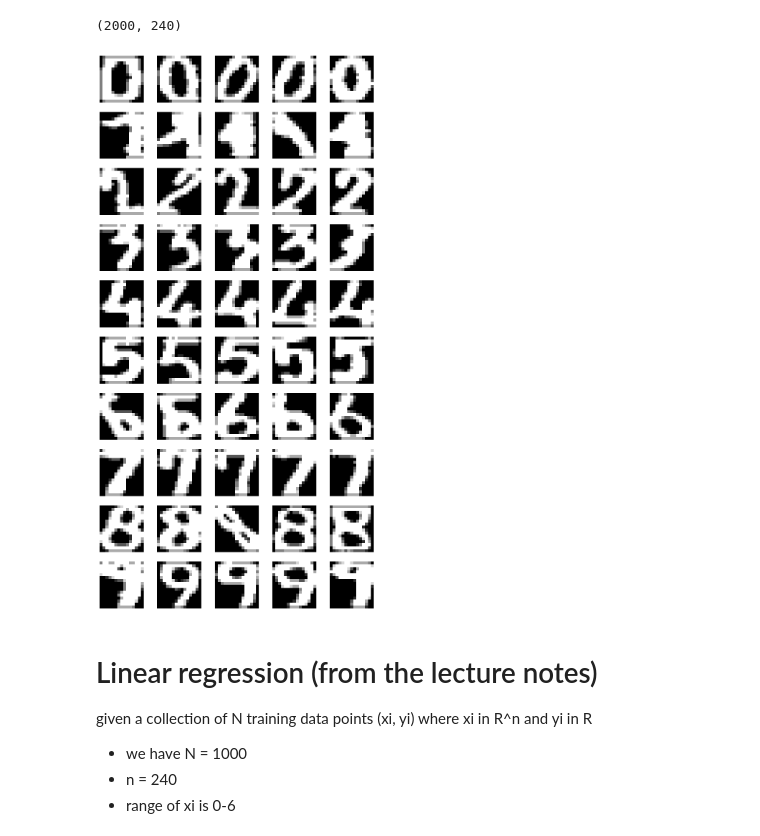
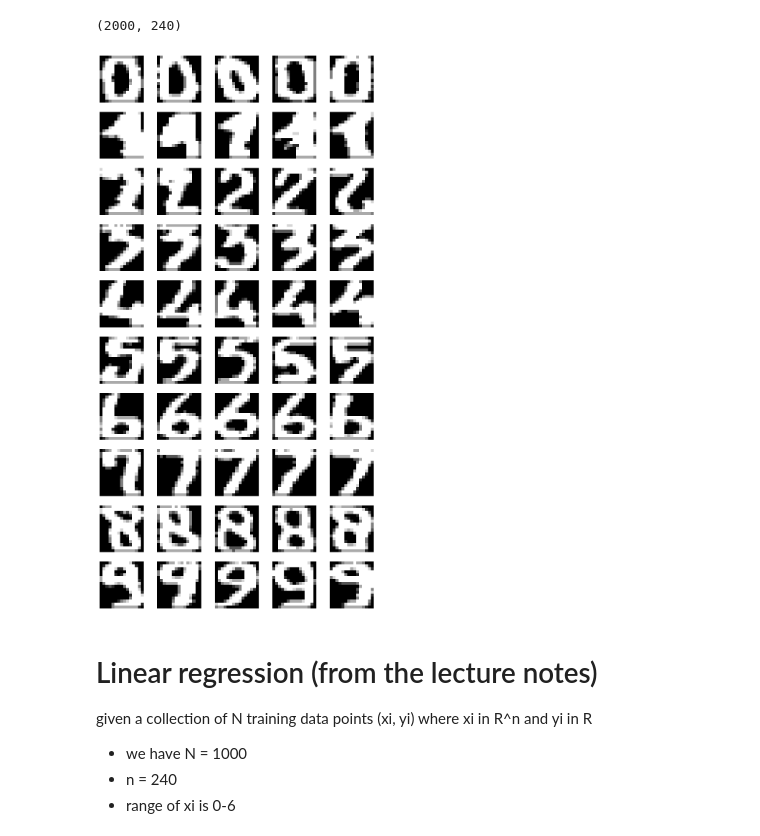
Before and after one commit to RickHuizing/MLProject-Group15-Digits, a Jupyter notebook: data_exploration.ipynb, the cells around one changed output. Drawn from its saved outputs; the diff is of its cells as text; code cells hidden in the pictures.

```diff
--- a/data_exploration.ipynb
+++ b/data_exploration.ipynb
@@ -15,49 +19,16 @@ there are 2000 grayscale images, 200 from each class
 
 first 200 rows are 0, next 200 are 1, etc
 # %%
-raw_data = []
-with open('./ProjectDigits_materials/mfeat-pix.txt', 'r') as f:
-    for line in f:
-        pixels = []
-        for c in line:
-            if c.isdigit():
-                pixels.append(int(c))
-        raw_data.append(pixels)
-raw_data = np.array(raw_data)
+raw_data = ml_utils.load_data()
 # %%
 raw_data.shape
 # %% [output]
 (2000, 240)
-# %%
-def n_image_in_category(data) -> int:
-    return int(data.shape[0] / 10)
-
-
-def sample_images_for_each_digit(data, n_samples=5) -> list:
-    n_images = n_image_in_category(data)
-    sample_images = []
-    for digit in range(10):
-        sample_indices = np.random.choice(n_images, n_samples, replace=False)
-        sample = data[digit * n_images + sample_indices]
-        for img in sample:
-            sample_images.append(img)
-    return sample_images
-
-
-def plot_sample_for_each_digit(data, n_samples=5, figsize=(10, 20), horizontal=False):
-    fig = plt.figure(figsize=figsize)
-    sample_images = sample_images_for_each_digit(data, n_samples)
-
-    for i in range(len(sample_images)):
-        row, col = (10, n_samples) if not horizontal else (n_samples, 10)
-        fig.add_subplot(row, col, i + 1)
-
-        img = sample_images[i].reshape(16, 15)
-        plt.imshow(img, cmap='gray', vmin=0, vmax=6)
-        plt.axis('off')
 # %%
 np.random.seed(1)
+# %%
+train_data, test_data = ml_utils.train_test_split(raw_data)
 # %%
-plot_sample_for_each_digit(raw_data, 5, (10, 20))
+plot_sample_for_each_digit(train_data, 5, (10, 20))
 # %% [output]
-[figure, old version]
+[figure, new version]
```
Also changed, not shown: parts of 25 cells of this notebook, 1 other file.
